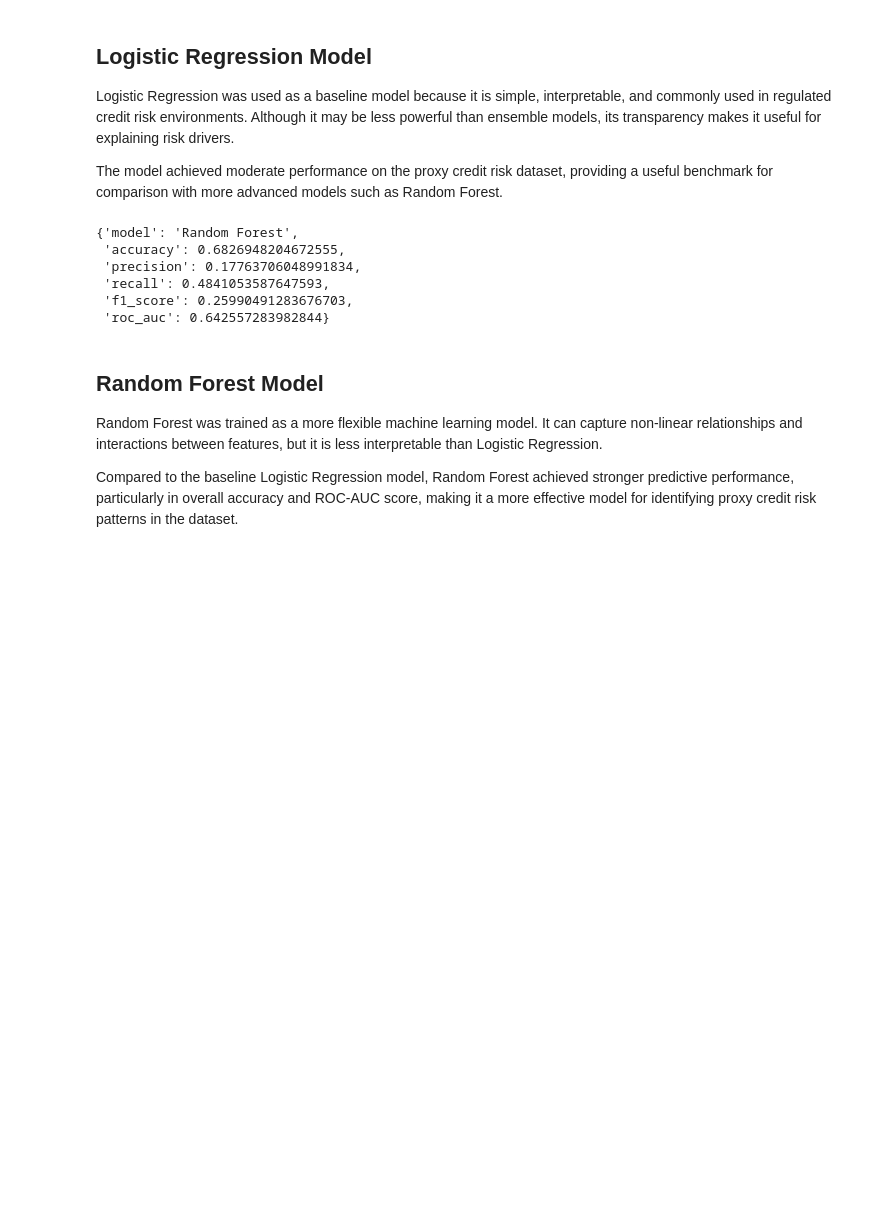
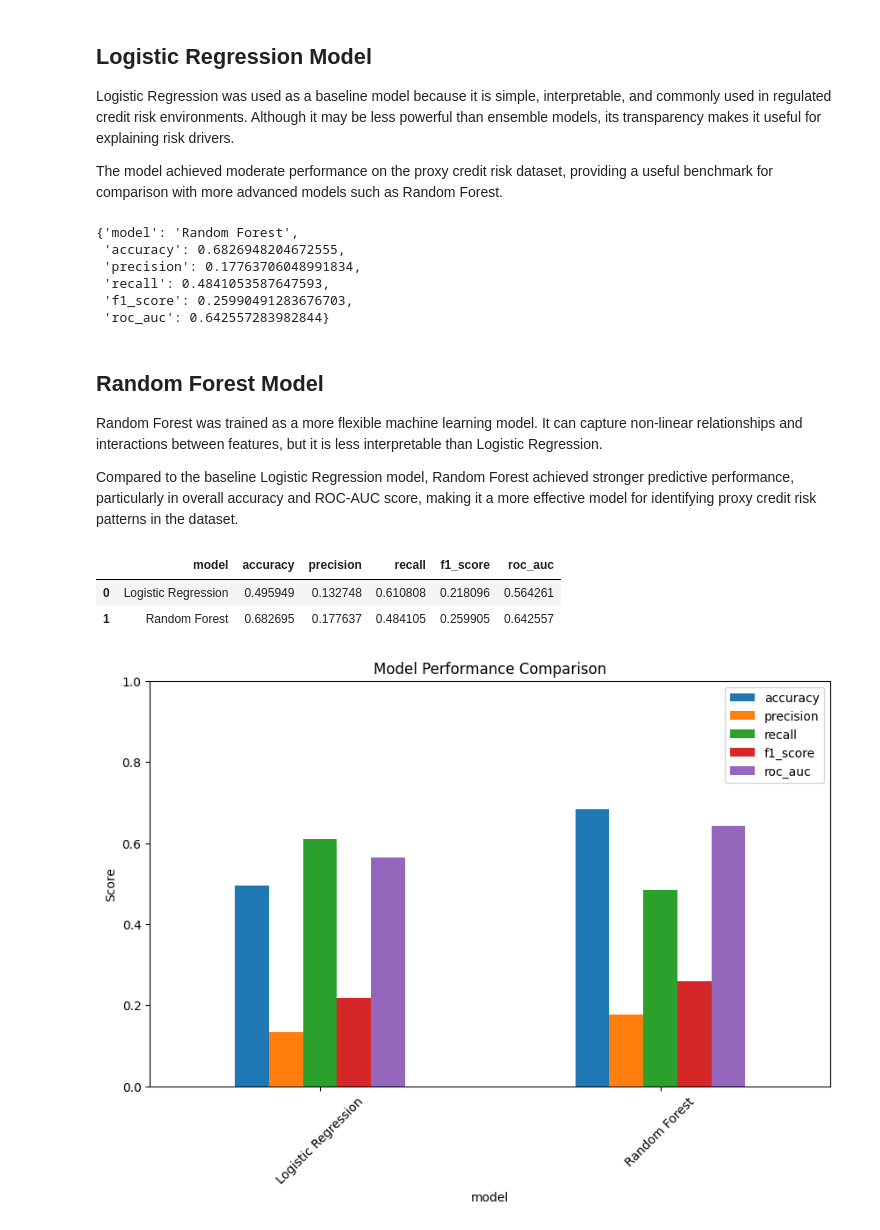
Before and after one commit to Bilen189/credit-risk-model, a Jupyter notebook: notebooks/04_modeling.ipynb, the cells around one changed output. Drawn from its saved outputs; the diff is of its cells as text; code cells hidden in the pictures; blank space fills up the shorter version.

Commit message:
Compare model performance and add evaluation analysis

```diff
--- a/notebooks/04_modeling.ipynb
+++ b/notebooks/04_modeling.ipynb
@@ -146,3 +146,27 @@ random_forest_results
 Random Forest was trained as a more flexible machine learning model. It can capture non-linear relationships and interactions between features, but it is less interpretable than Logistic Regression.
 
 Compared to the baseline Logistic Regression model, Random Forest achieved stronger predictive performance, particularly in overall accuracy and ROC-AUC score, making it a more effective model for identifying proxy credit risk patterns in the dataset.
+# %%
+results_df = pd.DataFrame([
+    logistic_results,
+    random_forest_results
+])
+
+results_df
+# %% [output]
+|  | model | accuracy | precision | recall | f1_score | roc_auc |
+| 0 | Logistic Regression | 0.495949 | 0.132748 | 0.610808 | 0.218096 | 0.564261 |
+| 1 | Random Forest | 0.682695 | 0.177637 | 0.484105 | 0.259905 | 0.642557 |
+# %%
+results_df.set_index("model")[["accuracy", "precision", "recall", "f1_score", "roc_auc"]].plot(
+    kind="bar",
+    figsize=(10, 6)
+)
+
+plt.title("Model Performance Comparison")
+plt.ylabel("Score")
+plt.xticks(rotation=45)
+plt.ylim(0, 1)
+plt.show()
+# %% [output]
+[figure, added]
```
Also changed, not shown: parts of 4 cells of this notebook.
